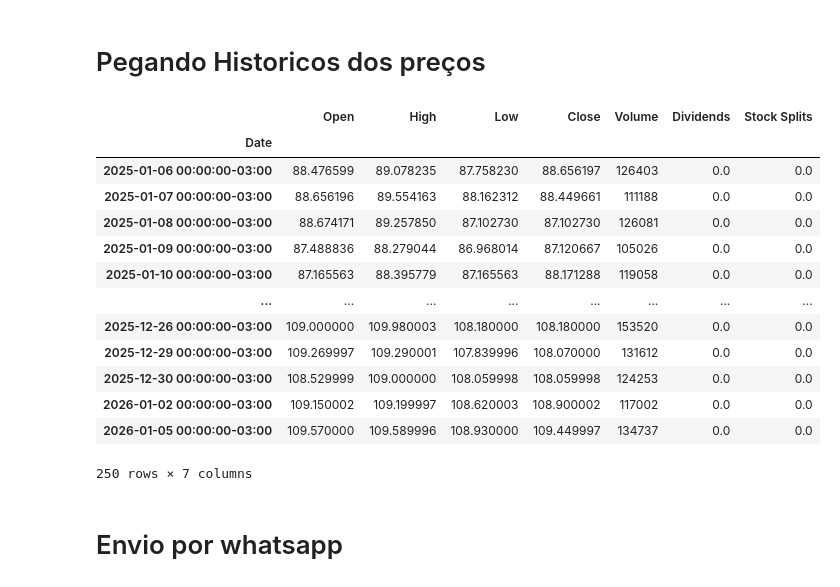
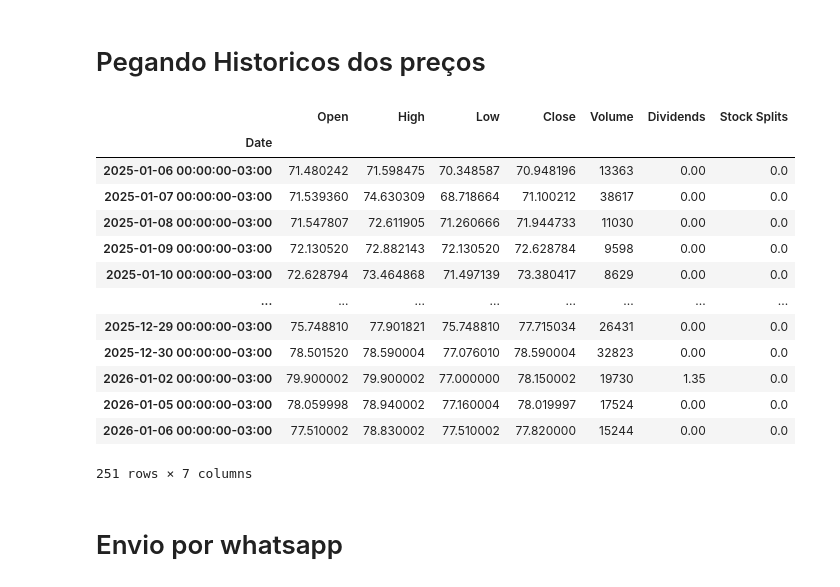
Before and after one commit to DanilJP/fii_monitor, a Jupyter notebook: aux_fii.ipynb, the cells around one changed output. Saved outputs shown, nothing was run; the diff lists cells and outputs as text; code cells hidden in the pictures.

```diff
--- a/aux_fii.ipynb
+++ b/aux_fii.ipynb
@@ -713,24 +754,24 @@ Critérios que deixaram de ser atendidos:
 # %%
 import yfinance as yf
 
-ticker = yf.Ticker("XPML11.SA")
+ticker = yf.Ticker("CACR11.SA")
 hist = ticker.history(period="12mo")  # ou "3mo", "6mo", "1y"
 hist
 # %% [output]
 |  | Open | High | Low | Close | Volume | Dividends | Stock Splits |
 | Date |  |  |  |  |  |  |  |
-| 2025-01-06 00:00:00-03:00 | 88.476599 | 89.078235 | 87.758230 | 88.656197 | 126403 | 0.0 | 0.0 |
-| 2025-01-07 00:00:00-03:00 | 88.656196 | 89.554163 | 88.162312 | 88.449661 | 111188 | 0.0 | 0.0 |
-| 2025-01-08 00:00:00-03:00 | 88.674171 | 89.257850 | 87.102730 | 87.102730 | 126081 | 0.0 | 0.0 |
-| 2025-01-09 00:00:00-03:00 | 87.488836 | 88.279044 | 86.968014 | 87.120667 | 105026 | 0.0 | 0.0 |
-| 2025-01-10 00:00:00-03:00 | 87.165563 | 88.395779 | 87.165563 | 88.171288 | 119058 | 0.0 | 0.0 |
+| 2025-01-06 00:00:00-03:00 | 71.480242 | 71.598475 | 70.348587 | 70.948196 | 13363 | 0.00 | 0.0 |
+| 2025-01-07 00:00:00-03:00 | 71.539360 | 74.630309 | 68.718664 | 71.100212 | 38617 | 0.00 | 0.0 |
+| 2025-01-08 00:00:00-03:00 | 71.547807 | 72.611905 | 71.260666 | 71.944733 | 11030 | 0.00 | 0.0 |
+| 2025-01-09 00:00:00-03:00 | 72.130520 | 72.882143 | 72.130520 | 72.628784 | 9598 | 0.00 | 0.0 |
+| 2025-01-10 00:00:00-03:00 | 72.628794 | 73.464868 | 71.497139 | 73.380417 | 8629 | 0.00 | 0.0 |
 | ... | ... | ... | ... | ... | ... | ... | ... |
-| 2025-12-26 00:00:00-03:00 | 109.000000 | 109.980003 | 108.180000 | 108.180000 | 153520 | 0.0 | 0.0 |
-| 2025-12-29 00:00:00-03:00 | 109.269997 | 109.290001 | 107.839996 | 108.070000 | 131612 | 0.0 | 0.0 |
-| 2025-12-30 00:00:00-03:00 | 108.529999 | 109.000000 | 108.059998 | 108.059998 | 124253 | 0.0 | 0.0 |
-| 2026-01-02 00:00:00-03:00 | 109.150002 | 109.199997 | 108.620003 | 108.900002 | 117002 | 0.0 | 0.0 |
-| 2026-01-05 00:00:00-03:00 | 109.570000 | 109.589996 | 108.930000 | 109.449997 | 134737 | 0.0 | 0.0 |
+| 2025-12-29 00:00:00-03:00 | 75.748810 | 77.901821 | 75.748810 | 77.715034 | 26431 | 0.00 | 0.0 |
+| 2025-12-30 00:00:00-03:00 | 78.501520 | 78.590004 | 77.076010 | 78.590004 | 32823 | 0.00 | 0.0 |
+| 2026-01-02 00:00:00-03:00 | 79.900002 | 79.900002 | 77.000000 | 78.150002 | 19730 | 1.35 | 0.0 |
+| 2026-01-05 00:00:00-03:00 | 78.059998 | 78.940002 | 77.160004 | 78.019997 | 17524 | 0.00 | 0.0 |
+| 2026-01-06 00:00:00-03:00 | 77.510002 | 78.830002 | 77.510002 | 77.820000 | 15244 | 0.00 | 0.0 |
-250 rows × 7 columns
+251 rows × 7 columns
 # %% [markdown]
 # Envio por whatsapp
 # %%
```
Also changed, not shown: parts of 14 cells of this notebook, 3 other files.
